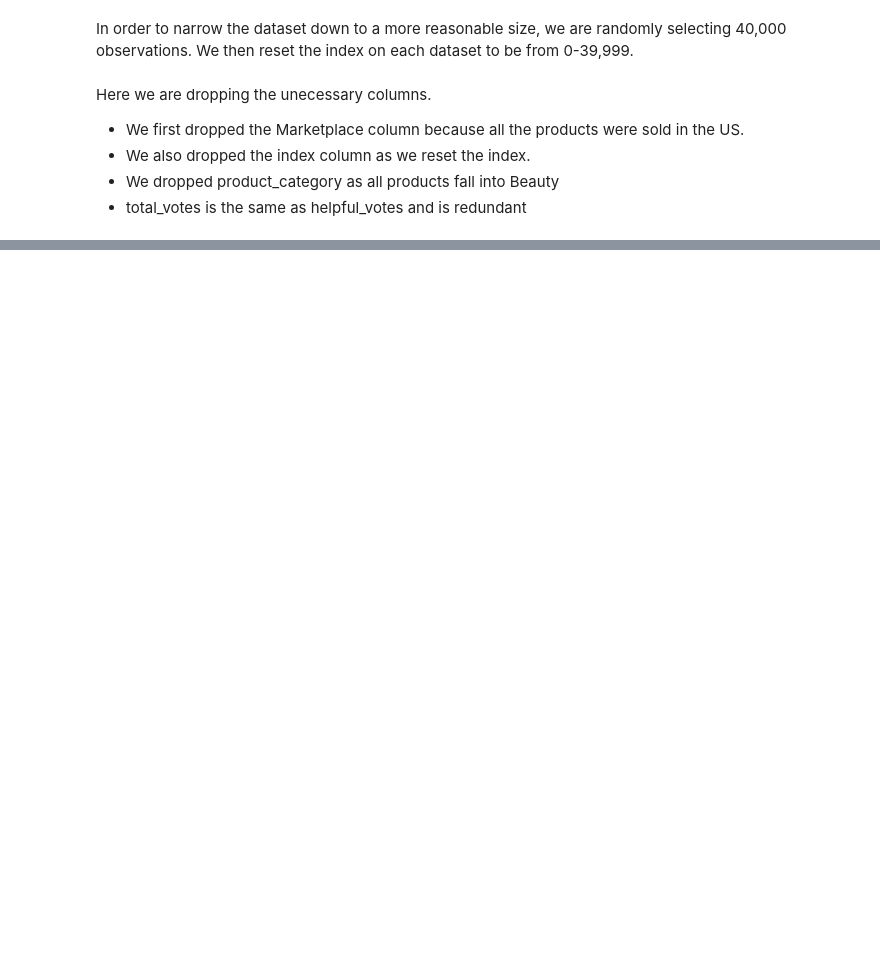
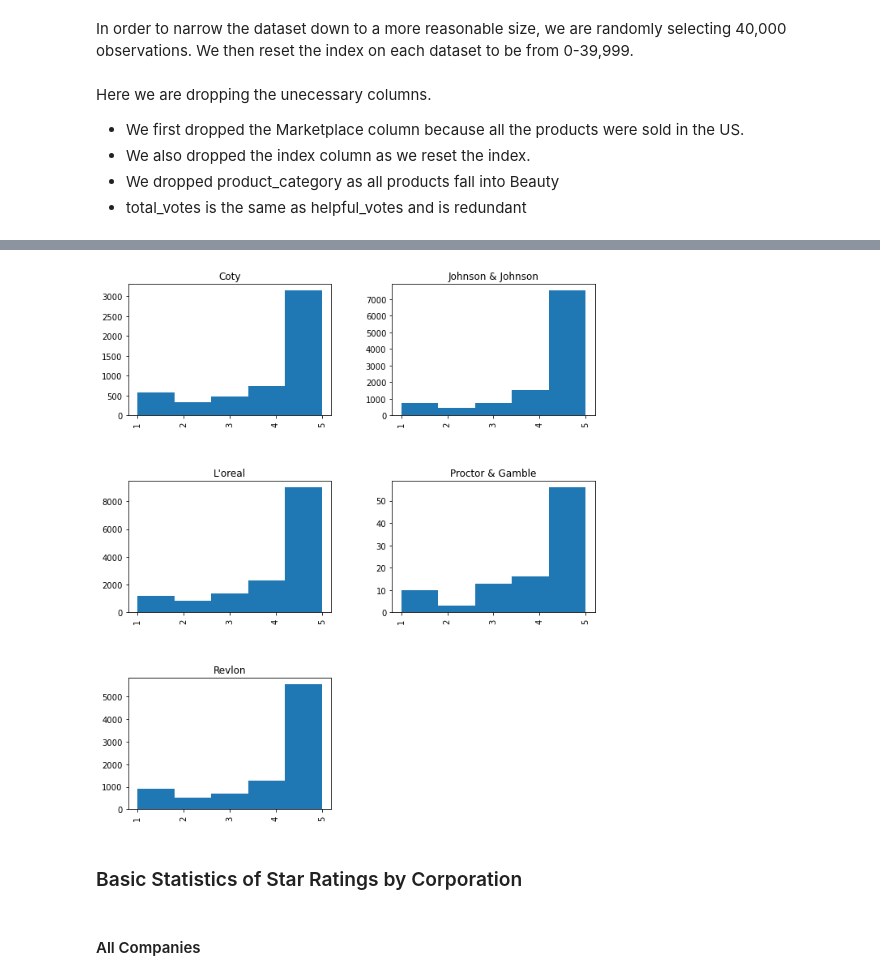
Before and after one commit to wansyd20/info2950, a Jupyter notebook: Phase 2.ipynb, the cells around one changed output, grey strips where cells are left out. Saved outputs shown, nothing was run; the diff lists cells and outputs as text; code cells hidden in the pictures; blank space fills up the shorter version.

```diff
--- a/Phase 2.ipynb
+++ b/Phase 2.ipynb
@@ -172,0 +355,10 @@ beauty_clean = pd.read_csv('amazonreviews_beauty.csv')
+# %%
+beauty_clean.star_rating.hist(by=beauty_clean.corporation, figsize = (10, 12), bins = 5)
+plt.title('Distribution of Star Ratings by Company')
+plt.show()
+# %% [output]
+[figure, added]
+# %% [markdown]
+### Basic Statistics of Star Ratings by Corporation
+# %% [markdown]
+#### All Companies
```
Also changed, not shown: parts of 78 cells of this notebook.
